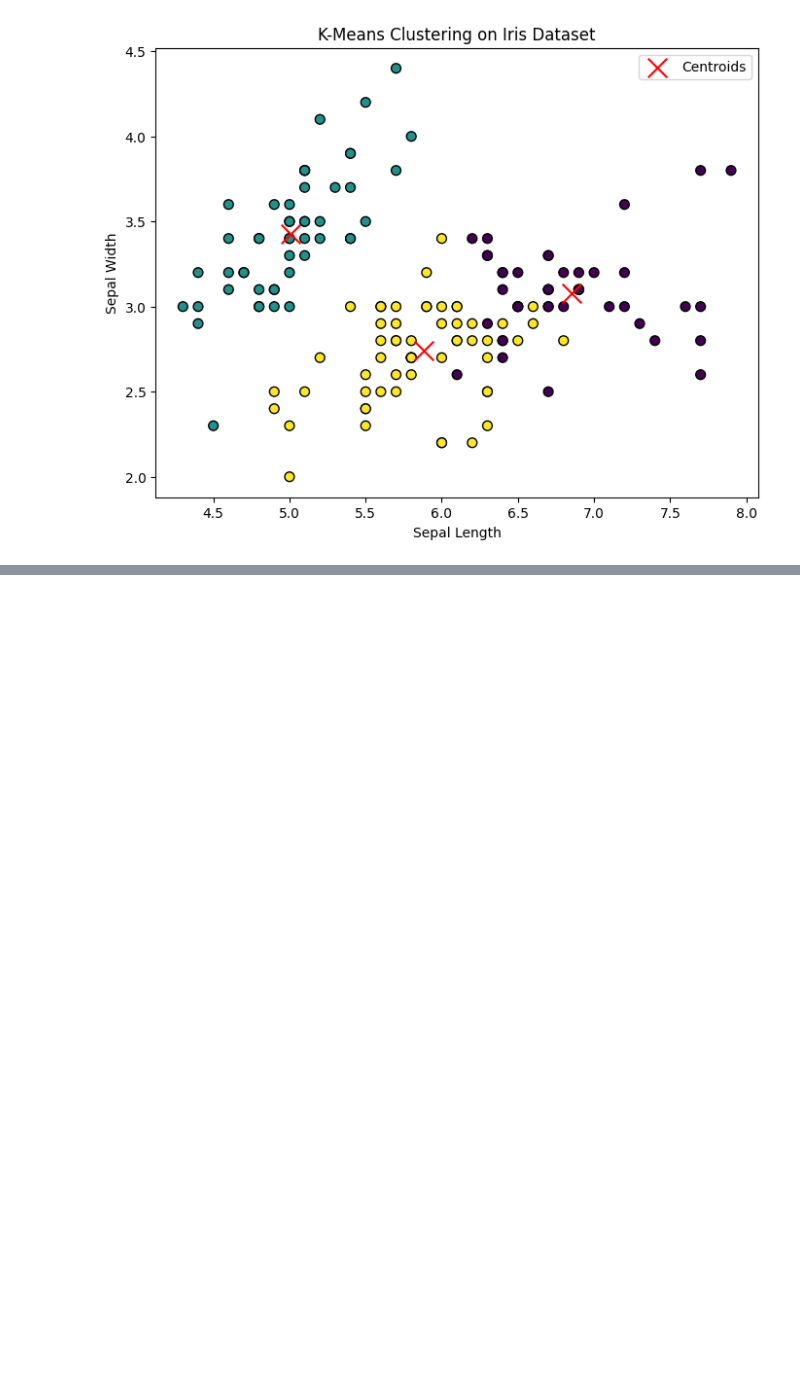
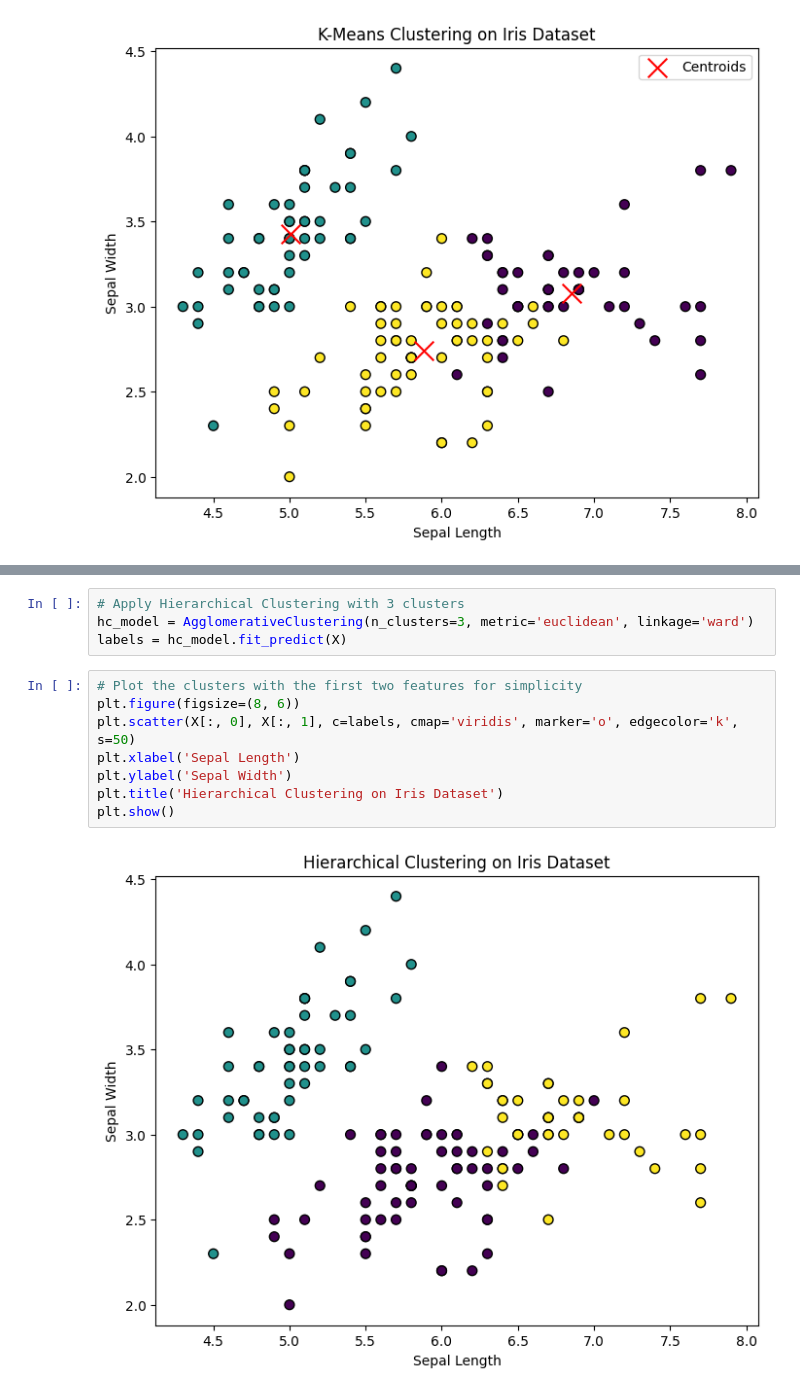
Before and after one commit to Aleena24/Medium_repo, a Jupyter notebook: ClusteringAlgorithm.ipynb, the cells around one changed output, grey strips where cells are left out. Drawn from its saved outputs; the diff is of its cells as text; blank space fills up the shorter version.

```diff
--- a/ClusteringAlgorithm.ipynb
+++ b/ClusteringAlgorithm.ipynb
@@ -33,0 +56,14 @@ plt.show()
+# %%
+# Apply Hierarchical Clustering with 3 clusters
+hc_model = AgglomerativeClustering(n_clusters=3, metric='euclidean', linkage='ward')
+labels = hc_model.fit_predict(X)
+# %%
+# Plot the clusters with the first two features for simplicity
+plt.figure(figsize=(8, 6))
+plt.scatter(X[:, 0], X[:, 1], c=labels, cmap='viridis', marker='o', edgecolor='k', s=50)
+plt.xlabel('Sepal Length')
+plt.ylabel('Sepal Width')
+plt.title('Hierarchical Clustering on Iris Dataset')
+plt.show()
+# %% [output]
+[figure, added]
```
Also changed, not shown: parts of 4 cells of this notebook.
